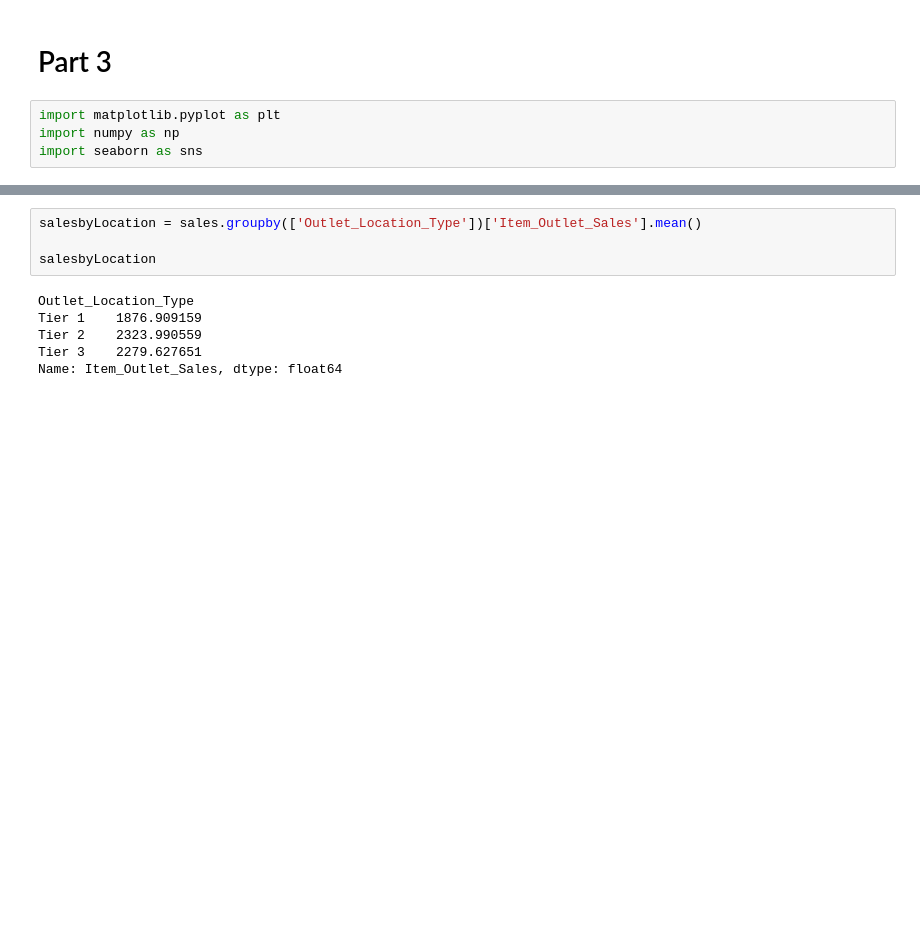
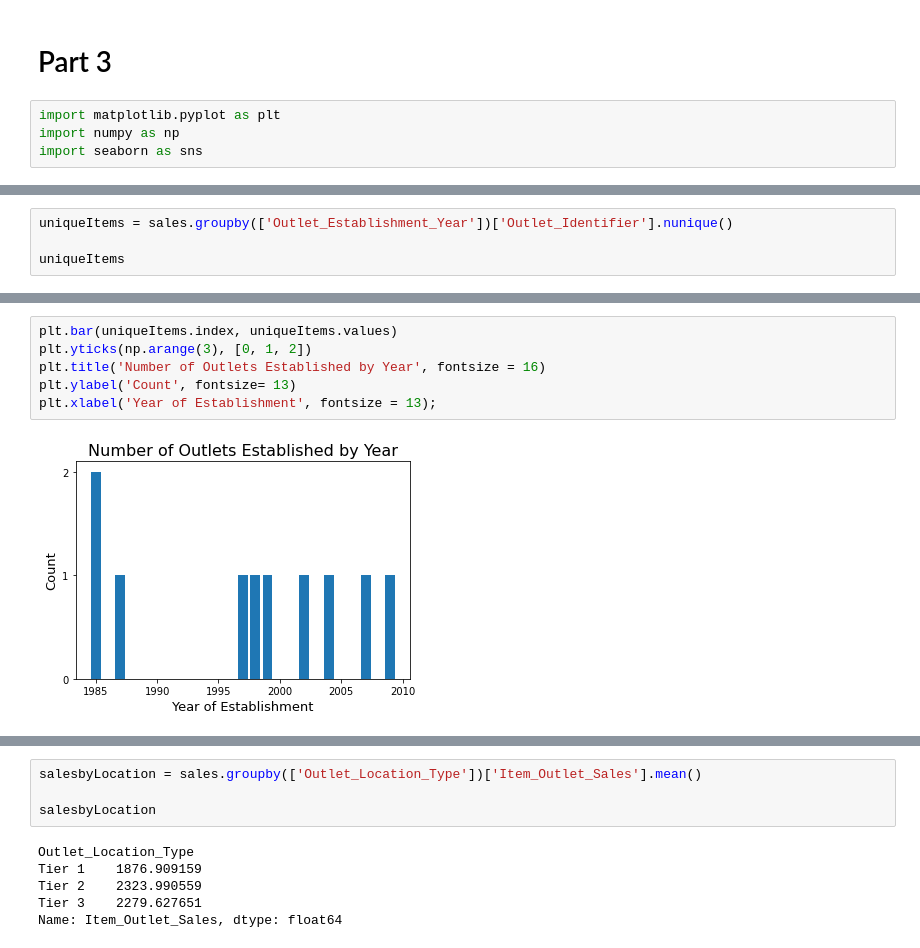
Before and after one commit to janaeam/food-sales-predictions, a Jupyter notebook: Data_Cleaning.ipynb, the cells around one changed output, grey strips where cells are left out. Saved outputs shown, nothing was run; the diff lists cells and outputs as text; blank space fills up the shorter version.

```diff
--- a/Data_Cleaning.ipynb
+++ b/Data_Cleaning.ipynb
@@ -779,0 +763,4 @@ plt.bar(yearValues.index, yearValues.values);
+# %%
+uniqueItems = sales.groupby(['Outlet_Establishment_Year'])['Outlet_Identifier'].nunique()
+
+uniqueItems
@@ -779,0 +779,8 @@ plt.bar(yearValues.index, yearValues.values);
+# %%
+plt.bar(uniqueItems.index, uniqueItems.values)
+plt.yticks(np.arange(3), [0, 1, 2])
+plt.title('Number of Outlets Established by Year', fontsize = 16)
+plt.ylabel('Count', fontsize= 13)
+plt.xlabel('Year of Establishment', fontsize = 13);
+# %% [output]
+[figure, added]
```
Also changed, not shown: parts of 12 cells of this notebook.
